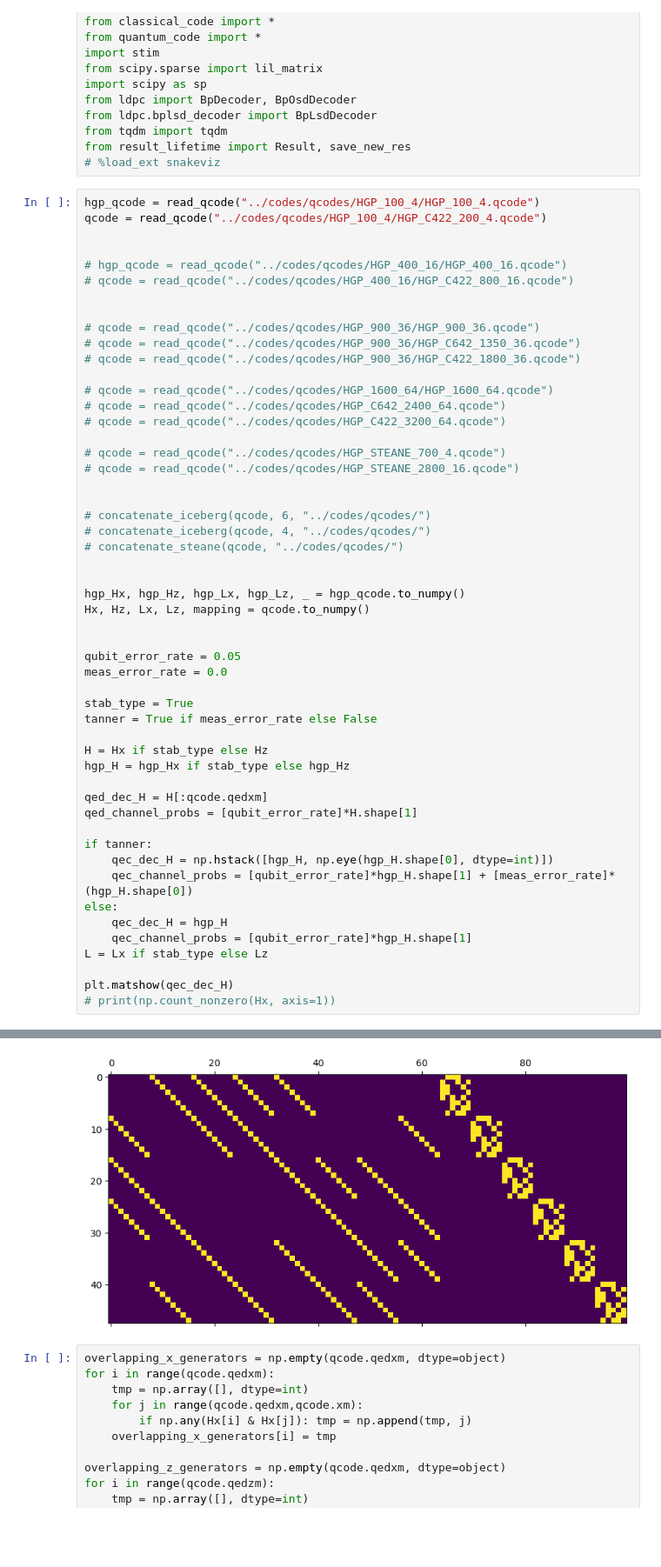
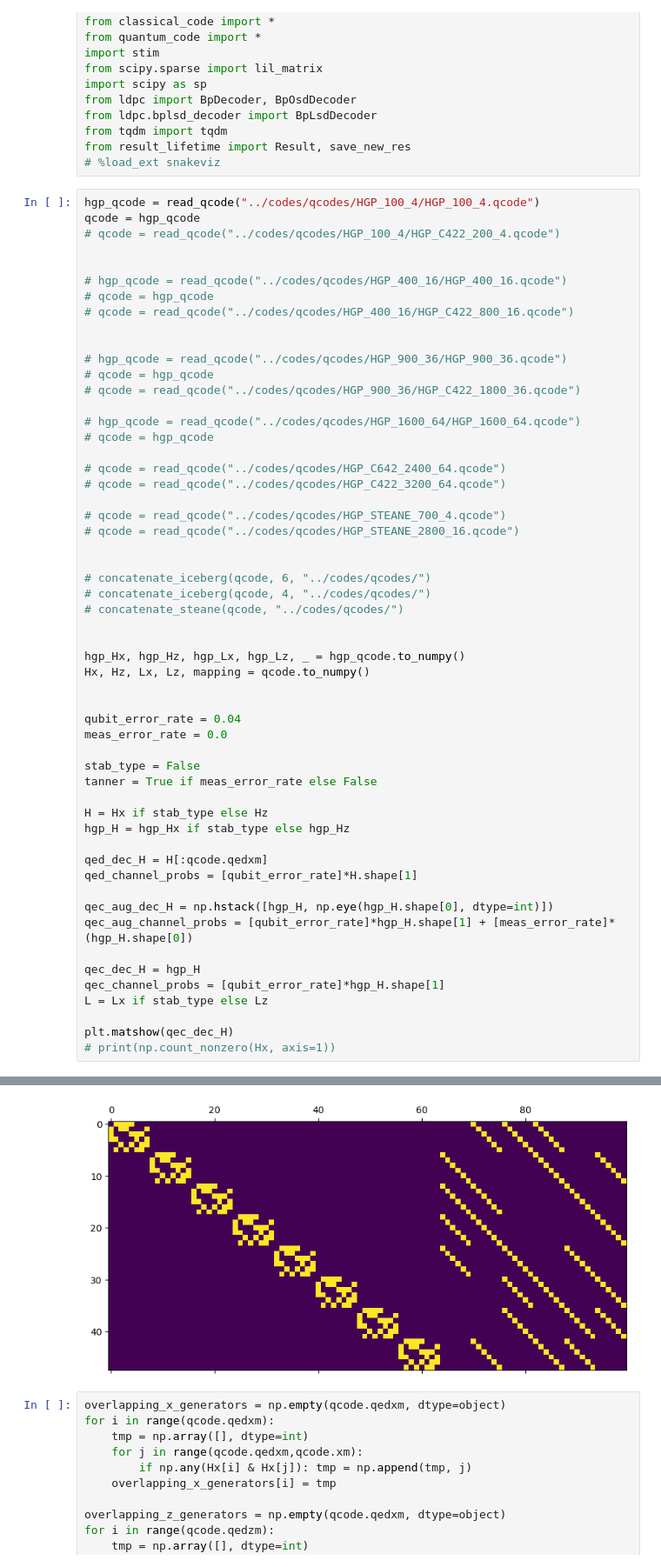
Before and after one commit to noahberthusen/adaptive_qec, a Jupyter notebook: notebooks/phenomenological copy.ipynb, the cells around one changed output, grey strips where cells are left out. Shown at 87% size. Cells and saved outputs as stored; diff of their text form; blank space fills up the shorter version.

```diff
--- a/notebooks/phenomenological copy.ipynb
+++ b/notebooks/phenomenological copy.ipynb
@@ -15,59 +15,62 @@ from result_lifetime import Result, save_new_res
 # %load_ext snakeviz
 # %%
 hgp_qcode = read_qcode("../codes/qcodes/HGP_100_4/HGP_100_4.qcode")
-qcode = read_qcode("../codes/qcodes/HGP_100_4/HGP_C422_200_4.qcode")
+qcode = hgp_qcode
+# qcode = read_qcode("../codes/qcodes/HGP_100_4/HGP_C422_200_4.qcode")
 
 
 # hgp_qcode = read_qcode("../codes/qcodes/HGP_400_16/HGP_400_16.qcode")
+# qcode = hgp_qcode
 # qcode = read_qcode("../codes/qcodes/HGP_400_16/HGP_C422_800_16.qcode")
 
 
-# qcode = read_qcode("../codes/qcodes/HGP_900_36/HGP_900_36.qcode")
-# qcode = read_qcode("../codes/qcodes/HGP_900_36/HGP_C642_1350_36.qcode")
+# hgp_qcode = read_qcode("../codes/qcodes/HGP_900_36/HGP_900_36.qcode")
+# qcode = hgp_qcode
 # qcode = read_qcode("../codes/qcodes/HGP_900_36/HGP_C422_1800_36.qcode")
 
-# qcode = read_qcode("../codes/qcodes/HGP_1600_64/HGP_1600_64.qcode")
+# hgp_qcode = read_qcode("../codes/qcodes/HGP_1600_64/HGP_1600_64.qcode")
+# qcode = hgp_qcode
+
 # qcode = read_qcode("../codes/qcodes/HGP_C642_2400_64.qcode")
 # qcode = read_qcode("../codes/qcodes/HGP_C422_3200_64.qcode")
 
 # qcode = read_qcode("../codes/qcodes/HGP_STEANE_700_4.qcode")
 # qcode = read_qcode("../codes/qcodes/HGP_STEANE_2800_16.qcode")
 
 
 # concatenate_iceberg(qcode, 6, "../codes/qcodes/")
 # concatenate_iceberg(qcode, 4, "../codes/qcodes/")
 # concatenate_steane(qcode, "../codes/qcodes/")
 
 
 hgp_Hx, hgp_Hz, hgp_Lx, hgp_Lz, _ = hgp_qcode.to_numpy()
 Hx, Hz, Lx, Lz, mapping = qcode.to_numpy()
 
 
-qubit_error_rate = 0.05
+qubit_error_rate = 0.04
 meas_error_rate = 0.0
 
-stab_type = True
+stab_type = False
 tanner = True if meas_error_rate else False
 
 H = Hx if stab_type else Hz
 hgp_H = hgp_Hx if stab_type else hgp_Hz
 
 qed_dec_H = H[:qcode.qedxm]
 qed_channel_probs = [qubit_error_rate]*H.shape[1]
 
-if tanner:
-    qec_dec_H = np.hstack([hgp_H, np.eye(hgp_H.shape[0], dtype=int)])
-    qec_channel_probs = [qubit_error_rate]*hgp_H.shape[1] + [meas_error_rate]*(hgp_H.shape[0])
-else:
-    qec_dec_H = hgp_H
-    qec_channel_probs = [qubit_error_rate]*hgp_H.shape[1]
+qec_aug_dec_H = np.hstack([hgp_H, np.eye(hgp_H.shape[0], dtype=int)])
+qec_aug_channel_probs = [qubit_error_rate]*hgp_H.shape[1] + [meas_error_rate]*(hgp_H.shape[0])
+
+qec_dec_H = hgp_H
+qec_channel_probs = [qubit_error_rate]*hgp_H.shape[1]
 L = Lx if stab_type else Lz
 
 plt.matshow(qec_dec_H)
 # print(np.count_nonzero(Hx, axis=1))
 # %% [output]
 <matplotlib.image.AxesImage at 0x...>
-[figure, old version]
+[figure, new version]
 # %%
 overlapping_x_generators = np.empty(qcode.qedxm, dtype=object)
 for i in range(qcode.qedxm):
```
Also changed, not shown: parts of 13 cells of this notebook, 35 other files.
